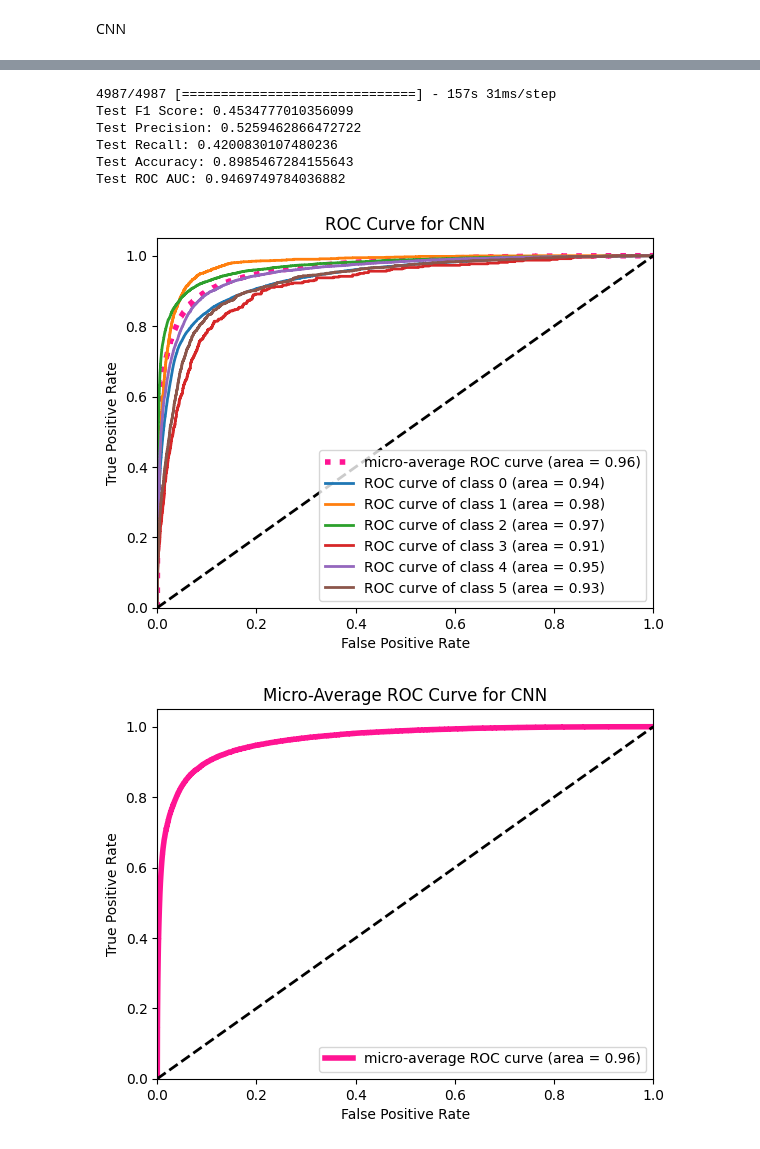
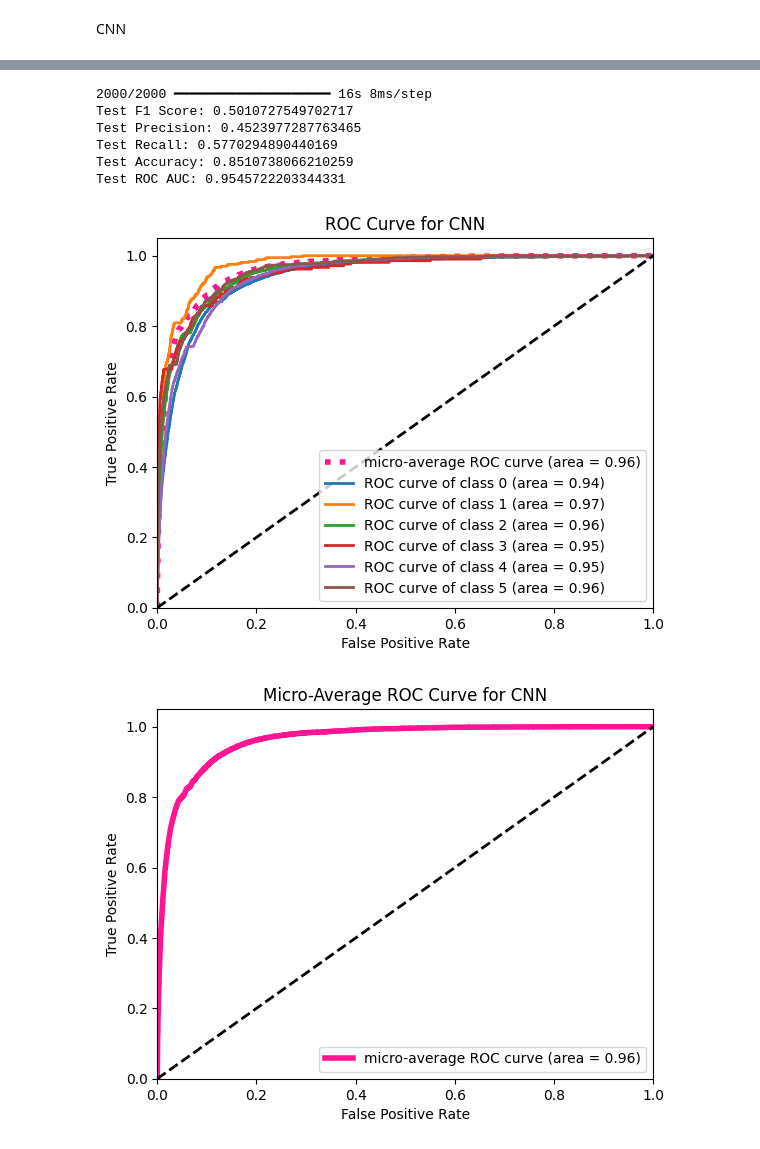
Before and after one commit to RadoszWerner/toxic-comment-classification, a Jupyter notebook: finalv2.ipynb, the cells around one changed output, grey strips where cells are left out. Drawn from its saved outputs; the diff is of its cells as text; code cells hidden in the pictures.

```diff
--- a/finalv2.ipynb
+++ b/finalv2.ipynb
@@ -80,5 +80,5 @@ testData = DataPreprocessor("jigsaw-toxic-comment-classification-challenge/merge
 testData.load_data()
 testData.filter_unlabeled_data()
 testData.preprocess_data()
-X_test_data, y_test_data = prepData.get_XY()
+X_test_data, y_test_data = testData.get_XY()
 # %% [output]
@@ -439,7 +220,7 @@ for train_index, val_index in kf.split(X_train):
     X_train_fold = pad_sequences_custom(X_train_fold, 200)
     X_val_fold = pad_sequences_custom(X_val_fold, 200)
 
-    checkpoint = ModelCheckpoint('save_best_model_lstm.tf', monitor='val_loss', verbose=1, save_best_only=True)
+    checkpoint = ModelCheckpoint('best_model_lstm.keras', monitor='val_loss', verbose=1, save_best_only=True)
     early_stop = EarlyStopping(monitor='val_loss', patience=1)
 
     history_lstm = model.fit(X_train_fold, y_train_fold, batch_size=128, epochs=5, validation_split=0.2, callbacks=[checkpoint, early_stop])
@@ -553,7 +353,7 @@ for train_index, val_index in kf.split(X_train):
     X_val_fold = pad_sequences_custom(X_val_fold, 200)
 
     # Define callbacks
-    checkpoint = ModelCheckpoint('best_model_cnn.tf', monitor='val_loss', verbose=1, save_best_only=True, mode='min')
+    checkpoint = ModelCheckpoint('best_model_cnn.keras', monitor='val_loss', verbose=1, save_best_only=True, mode='min')
     early_stop = EarlyStopping(monitor='val_loss', patience=2, mode='min', verbose=1)
 
     # Train the model
@@ -642,7 +446,7 @@ INFO:tensorflow:Assets written to: best_model_cnn.tf\assets
 # %%
 #CNN
 # Test the model on X_test
-best_model = load_model('best_model_cnn.tf')
+best_model = load_model('best_model_cnn.keras')
 X_test_padded = pad_sequences_custom(X_test_data_padded, 200)
 test_preds = best_model.predict(X_test_padded)
 test_preds_binary = (test_preds > 0.5).astype(int)
@@ -687,40 +491,40 @@ for i in range(n_classes):
 plt.plot([0, 1], [0, 1], 'k--', lw=2)
 plt.xlim([0.0, 1.0])
 plt.ylim([0.0, 1.05])
 plt.xlabel('False Positive Rate')
 plt.ylabel('True Positive Rate')
 plt.title('ROC Curve for CNN')
 plt.legend(loc="lower right")
 
 # Save the first plot to a PNG file
 plt.savefig('roc_curve_multiclass_cnn.png')
 plt.show()
 
 # Plot micro-average ROC curve separately
 plt.figure()
 plt.plot(fpr["micro"], tpr["micro"],
          label='micro-average ROC curve (area = {0:0.2f})'.format(roc_auc["micro"]),
          color='deeppink', linewidth=4)
 
 plt.plot([0, 1], [0, 1], 'k--', lw=2)
 plt.xlim([0.0, 1.0])
 plt.ylim([0.0, 1.05])
 plt.xlabel('False Positive Rate')
 plt.ylabel('True Positive Rate')
 plt.title('Micro-Average ROC Curve for CNN')
 plt.legend(loc="lower right")
 
 # Save the second plot to a PNG file
 plt.savefig('roc_curve_micro_cnn.png')
 plt.show()
 # %% [output]
-4987/4987 [==============================] - 157s 31ms/step
-Test F1 Score: 0.4534777010356099
-Test Precision: 0.5259462866472722
-Test Recall: 0.4200830107480236
-Test Accuracy: 0.8985467284155643
-Test ROC AUC: 0.9469749784036882
+2000/2000 ━━━━━━━━━━━━━━━━━━━━ 16s 8ms/step
+Test F1 Score: 0.5010727549702717
+Test Precision: 0.4523977287763465
+Test Recall: 0.5770294890440169
+Test Accuracy: 0.8510738066210259
+Test ROC AUC: 0.9545722203344331
-[figure, old version]
+[figure, new version]
-[figure, old version]
+[figure, new version]
 # %%
 # Load the model and prepare the test data
```
Also changed, not shown: parts of 18 cells of this notebook.
